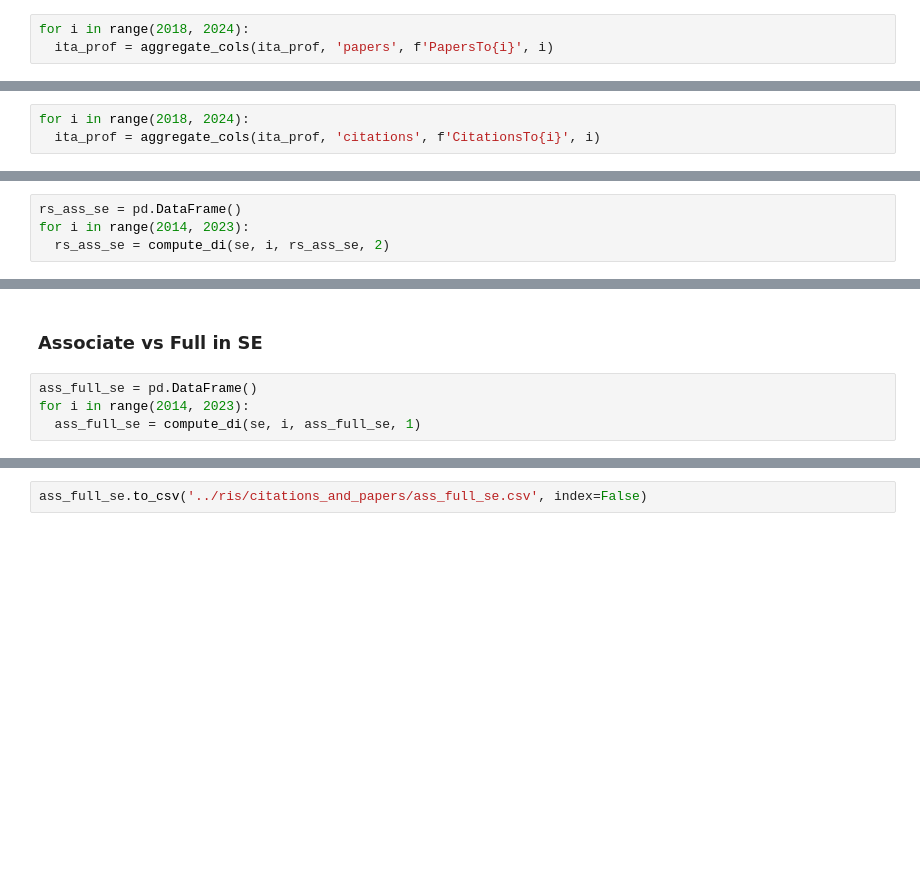
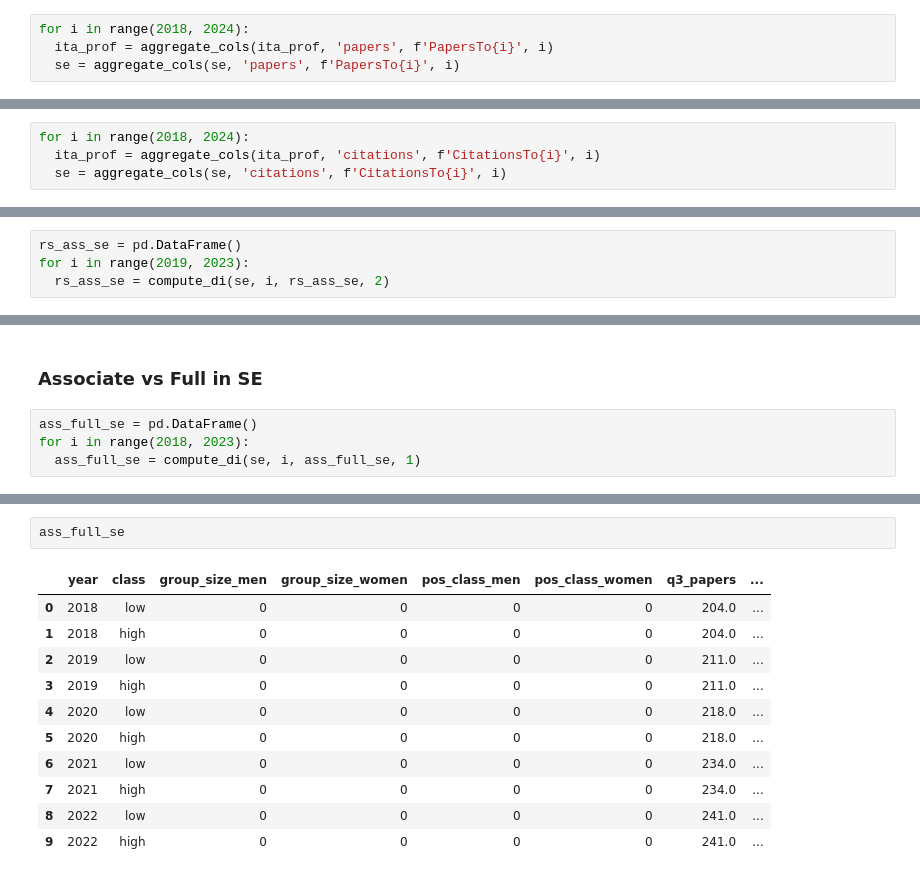
Before and after one commit to dangeloandrea14/public_SE_fairness, a Jupyter notebook: Disparate_impact/publications.ipynb, the cells around one changed output, grey strips where cells are left out. Drawn from its saved outputs; the diff is of its cells as text; blank space fills up the shorter version.

```diff
--- a/Disparate_impact/publications.ipynb
+++ b/Disparate_impact/publications.ipynb
@@ -54,11 +42,13 @@ def aggregate_cols(df, param, col_name, year):
 # %%
 for i in range(2018, 2024):
   ita_prof = aggregate_cols(ita_prof, 'papers', f'PapersTo{i}', i)
+  se = aggregate_cols(se, 'papers', f'PapersTo{i}', i)
 # %% [markdown]
 ### Aggregate citations
 # %%
 for i in range(2018, 2024):
   ita_prof = aggregate_cols(ita_prof, 'citations', f'CitationsTo{i}', i)
+  se = aggregate_cols(se, 'citations', f'CitationsTo{i}', i)
 # %% [markdown]
 ## Disparate Impact on number of publications
 # %%
@@ -205,5 +195,5 @@ ass_full
 ### Res vs Associate in SE
 # %%
 rs_ass_se = pd.DataFrame()
-for i in range(2014, 2023):
+for i in range(2019, 2023):
   rs_ass_se = compute_di(se, i, rs_ass_se, 2)
@@ -213,5 +222,5 @@ rs_ass_se
 ### Associate vs Full in SE
 # %%
 ass_full_se = pd.DataFrame()
-for i in range(2014, 2023):
+for i in range(2018, 2023):
   ass_full_se = compute_di(se, i, ass_full_se, 1)
@@ -218,5 +238,17 @@ for i in range(2014, 2023):
-# %%
-ass_full_se.to_csv('../ris/citations_and_papers/ass_full_se.csv', index=False)
+# %%
+ass_full_se
+# %% [output]
+|  | year | class | group_size_men | group_size_women | pos_class_men | pos_class_women | q3_papers | ... |
+| 0 | 2018 | low | 0 | 0 | 0 | 0 | 204.0 | ... |
+| 1 | 2018 | high | 0 | 0 | 0 | 0 | 204.0 | ... |
+| 2 | 2019 | low | 0 | 0 | 0 | 0 | 211.0 | ... |
+| 3 | 2019 | high | 0 | 0 | 0 | 0 | 211.0 | ... |
+| 4 | 2020 | low | 0 | 0 | 0 | 0 | 218.0 | ... |
+| 5 | 2020 | high | 0 | 0 | 0 | 0 | 218.0 | ... |
+| 6 | 2021 | low | 0 | 0 | 0 | 0 | 234.0 | ... |
+| 7 | 2021 | high | 0 | 0 | 0 | 0 | 234.0 | ... |
+| 8 | 2022 | low | 0 | 0 | 0 | 0 | 241.0 | ... |
+| 9 | 2022 | high | 0 | 0 | 0 | 0 | 241.0 | ... |
 # %%
 #RES vs ASS INF: res_vs_full
 #ASS vs FULL INF: ass_full
```
Also changed, not shown: parts of 6 cells of this notebook, 5 other files.
